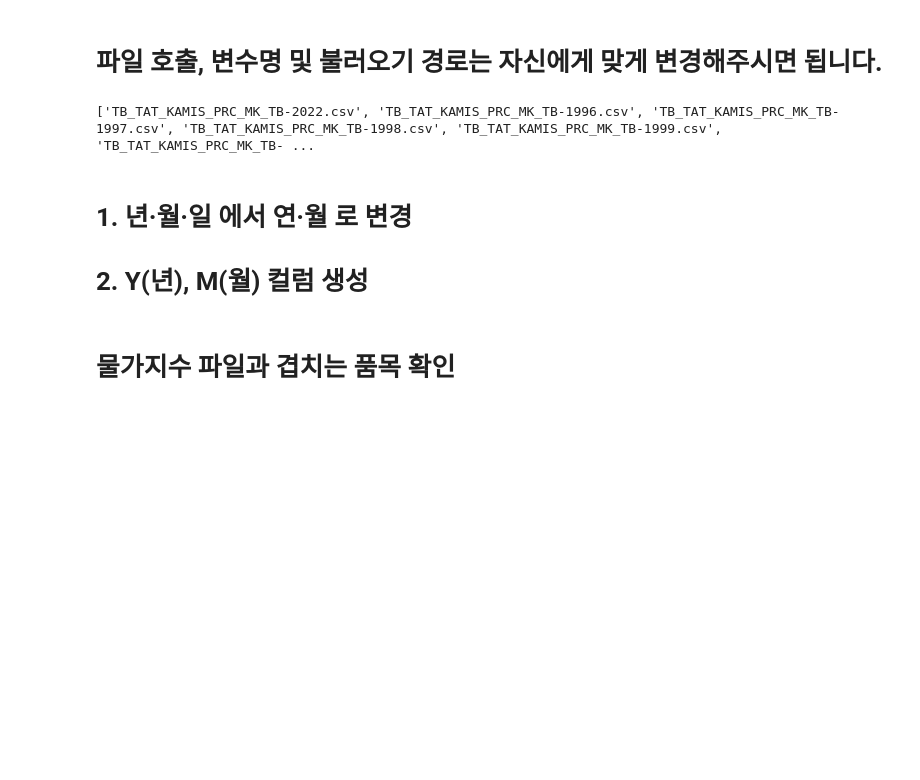
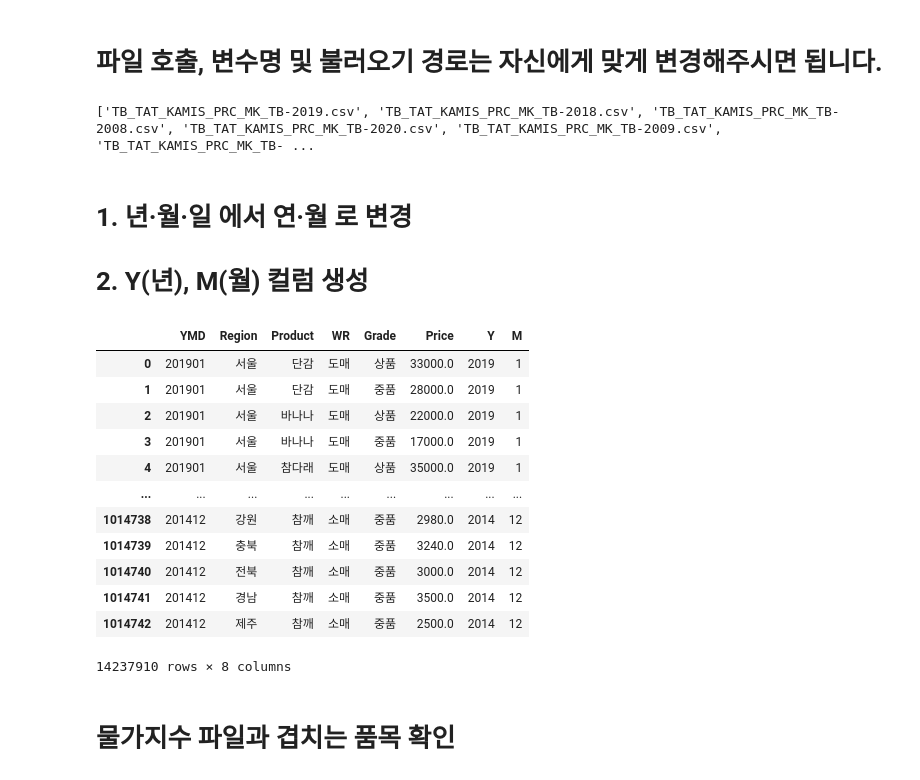
Before and after one commit to mols3131d/Agricultural-Products-Price-Prediction-, a Jupyter notebook: Data Collection/AgriMarket.ipynb, the cells around one changed output. Cells and saved outputs as stored; diff of their text form; code cells hidden in the pictures; blank space fills up the shorter version.

```diff
--- a/Data Collection/AgriMarket.ipynb
+++ b/Data Collection/AgriMarket.ipynb
@@ -75,9 +75,10 @@ col_detail={
 import os
 files_path = f'{data_path}/TB_TAT_KAMIS_PRC_MK_TB/'
 files = os.listdir(files_path)
+files.remove('.DS_Store')
 print(files)
 # %% [output]
-['TB_TAT_KAMIS_PRC_MK_TB-2022.csv', 'TB_TAT_KAMIS_PRC_MK_TB-1996.csv', 'TB_TAT_KAMIS_PRC_MK_TB-1997.csv', 'TB_TAT_KAMIS_PRC_MK_TB-1998.csv', 'TB_TAT_KAMIS_PRC_MK_TB-1999.csv', 'TB_TAT_KAMIS_PRC_MK_TB- ...
+['TB_TAT_KAMIS_PRC_MK_TB-2019.csv', 'TB_TAT_KAMIS_PRC_MK_TB-2018.csv', 'TB_TAT_KAMIS_PRC_MK_TB-2008.csv', 'TB_TAT_KAMIS_PRC_MK_TB-2020.csv', 'TB_TAT_KAMIS_PRC_MK_TB-2009.csv', 'TB_TAT_KAMIS_PRC_MK_TB- ...
 # %%
 df = pd.DataFrame()
 for file in files:
@@ -111,6 +112,22 @@ product_w = product_w.tolist()
 # %%
 product_r = df_r['Product'].unique()
 product_r = product_r.tolist()
+# %%
+df
+# %% [output]
+|  | YMD | Region | Product | WR | Grade | Price | Y | M |
+| 0 | 201901 | 서울 | 단감 | 도매 | 상품 | 33000.0 | 2019 | 1 |
+| 1 | 201901 | 서울 | 단감 | 도매 | 중품 | 28000.0 | 2019 | 1 |
+| 2 | 201901 | 서울 | 바나나 | 도매 | 상품 | 22000.0 | 2019 | 1 |
+| 3 | 201901 | 서울 | 바나나 | 도매 | 중품 | 17000.0 | 2019 | 1 |
+| 4 | 201901 | 서울 | 참다래 | 도매 | 상품 | 35000.0 | 2019 | 1 |
+| ... | ... | ... | ... | ... | ... | ... | ... | ... |
+| 1014738 | 201412 | 강원 | 참깨 | 소매 | 중품 | 2980.0 | 2014 | 12 |
+| 1014739 | 201412 | 충북 | 참깨 | 소매 | 중품 | 3240.0 | 2014 | 12 |
+| 1014740 | 201412 | 전북 | 참깨 | 소매 | 중품 | 3000.0 | 2014 | 12 |
+| 1014741 | 201412 | 경남 | 참깨 | 소매 | 중품 | 3500.0 | 2014 | 12 |
+| 1014742 | 201412 | 제주 | 참깨 | 소매 | 중품 | 2500.0 | 2014 | 12 |
+14237910 rows × 8 columns
 # %% [markdown]
 # 물가지수 파일과 겹치는 품목 확인
 # %%
```
Also changed, not shown: parts of 6 cells of this notebook.
